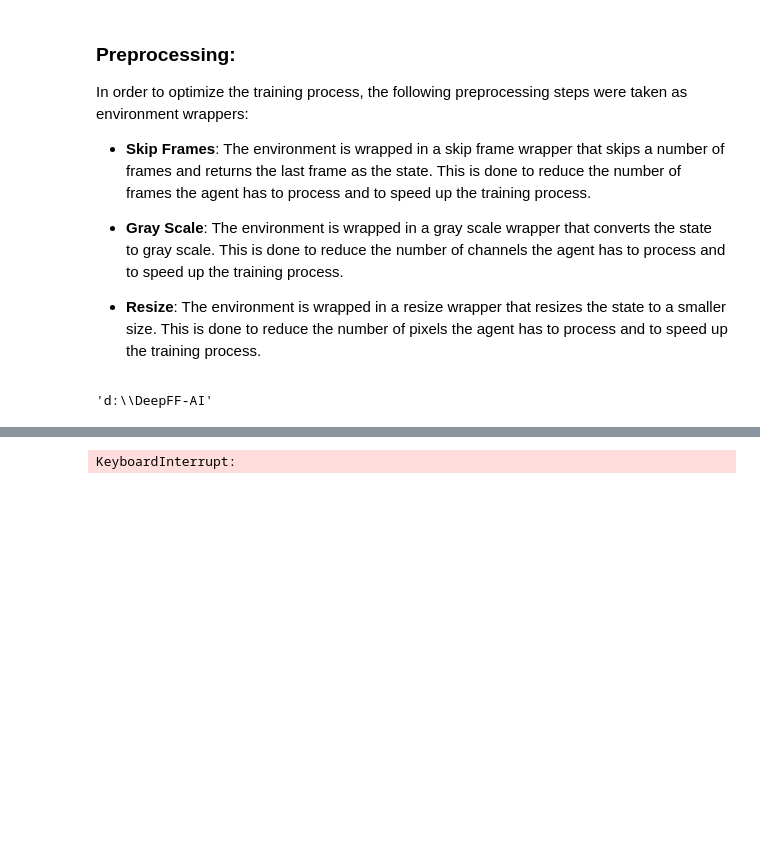
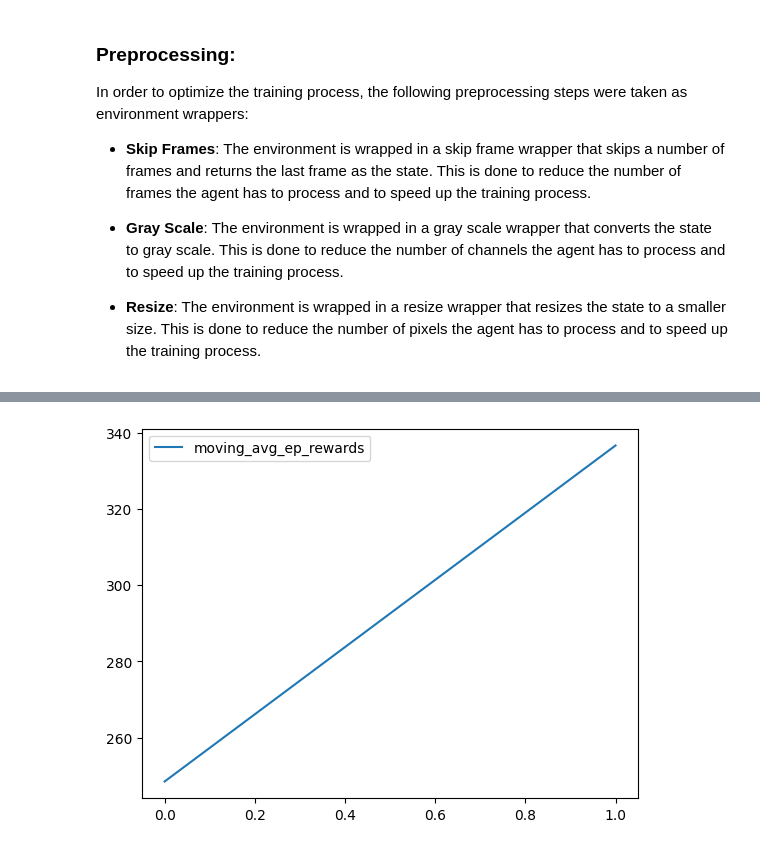
Before and after one commit to CipStr/DeepFF-AI, a Jupyter notebook: super_mario_v3.ipynb, the cells around one changed output, grey strips where cells are left out. Saved outputs shown, nothing was run; the diff lists cells and outputs as text; code cells hidden in the pictures; blank space fills up the shorter version.

Commit message:
Updated v3 with metrics but still need to wait on update for load/dump of replay buffer

```diff
--- a/super_mario_v3.ipynb
+++ b/super_mario_v3.ipynb
@@ -148,15 +153,9 @@ class AgentNN(nn.Module):
 
     def forward(self, x):
         return self.net(x)
-# %%
-# get current directory
-cwd = os.getcwd()
-cwd
-# %% [output]
-'d:\\DeepFF-AI'
 # %%
 class Agent:
-    def __init__(self, input_dims, num_actions):
+    def __init__(self, input_dims, num_actions, load=False):
         self.num_actions = num_actions
         self.learn_step_counter = 0
 
@@ -178,10 +177,14 @@ class Agent:
 
         # Loss
         self.loss = nn.MSELoss() # Tried Huber loss, but it didn't work well
+        storage = LazyMemmapStorage(100000, scratch_dir=os.path.join(os.getcwd(), 'scratch'))
 
         # Replay buffer
-        storage = LazyMemmapStorage(100000, scratch_dir=os.path.join(cwd, 'scratch'))
-        self.replay_buffer = TensorDictReplayBuffer(storage=storage)
+        if load: #TODO: Wait for torchrl to release new version that supports loading and dumping
+            self.replay_buffer = TensorDictReplayBuffer(storage=storage)
+            self.replay_buffer._storage = TensorDict.load_memmap(os.path.join(os.getcwd(), 'scratch'))
+        else:
+            self.replay_buffer = TensorDictReplayBuffer(storage=storage)
 
 
     def choose_action(self, state):
@@ -212,7 +215,7 @@ class Agent:
 
     def learn(self):
         if len(self.replay_buffer) < self.batch_size:
-            return
+            return (0, 0)
 
         self.sync_nets()
 
@@ -235,18 +238,18 @@ class Agent:
 
         self.learn_step_counter += 1
         self.decay_epsilon()
+        return (predicted_q_values.mean().item(), loss.item())
 
 
     def save_model(self, path):
         torch.save(self.q_net.state_dict(), path)
+        #self.replay_buffer.dumps(os.path.join(os.getcwd(), 'scratch')) #TODO: Wait for torchrl to release new version that supports loading and dumping
 
 
     def load_model(self, path):
         self.q_net.load_state_dict(torch.load(path))
         self.target_net.load_state_dict(torch.load(path))
-
-    def load_replay_buffer(self, path):
-        self.replay_buffer.load(os.path.join(cwd, 'scratch'))
+        #self.replay_buffer._storage = TensorDict.load_memmap(os.path.join(os.getcwd(), 'scratch')) #TODO: Wait for torchrl to release new version that supports loading and dumping
 # %%
 class MetricLogger:
     def __init__(self, save_dir):
@@ -327,6 +330,7 @@ class MetricLogger:
         self.record_time = time.time()
         time_since_last_record = np.round(self.record_time - last_record_time, 3)
 
+        '''
         print(
             f"Episode {episode} - "
             f"Step {step} - "
@@ -338,6 +342,7 @@ class MetricLogger:
             f"Time Delta {time_since_last_record} - "
             f"Time {datetime.datetime.now().strftime('%Y-%m-%dT%H:%M:%S')}"
         )
+        '''
 
         # Save metrics
         with open(self.save_log, "a") as f:
@@ -378,35 +362,41 @@ class Timer():
 # %%
 env = apply_wrappers(env)
-NUM_EPISODES = 20
+NUM_EPISODES = 10
 update_interval = 10
-CKPT_SAVE_INTERVAL = 100
+CKPT_SAVE_INTERVAL = 10
 SHOULD_TRAIN = True
-SHOULD_LOAD = True
+SHOULD_LOAD_FROM_CKPT = False
+STARTING_EP = 0
 
 # Creating directories to save models and log files
 save_dir = Path("checkpoints") / datetime.datetime.now().strftime("%Y-%m-%dT%H-%M-%S")
 save_dir.mkdir(parents=True)
 
-agent = Agent(input_dims=env.observation_space.shape, num_actions=env.action_space.n)
+agent = Agent(input_dims=env.observation_space.shape, num_actions=env.action_space.n, load=SHOULD_LOAD_FROM_CKPT)
 if not SHOULD_TRAIN:
-    ckpt_name = "{env_name}_q.pth"
+    ckpt_name = "{env_name}_q.pth" # CHANGE THIS TO THE NAME OF THE CHECKPOINT YOU WANT TO LOAD FROM
     agent.load_model(ckpt_name)
     agent.epsilon = 0.2
     agent.eps_min = 0.0
     agent.eps_decay = 0.0
 
-if SHOULD_LOAD:
-    ckpt_name = """{env_name}_q.pth"""
+#TODO: Wait for torchrl to release new version that supports loading and dumping
+if SHOULD_LOAD_FROM_CKPT:
+    ckpt_name = "checkpoints\\2024-01-26T17-14-56\\model_SuperMarioBros-1-1-v0_20_iter.pt"
     agent.load_model(ckpt_name)
-    agent.epsilon = 0.9353
+    agent.epsilon = 0.9985
+    STARTING_EP = 20
+    NUM_EPISODES = NUM_EPISODES + STARTING_EP
+
 
 env.reset()
 next_state, reward, done, trunc, info = env.step(action=0)
 total_score = 0.0
 # open a log file
-log_file = open(os.path.join(save_dir, "log.txt"), "w")
+log_file = open(os.path.join(save_dir, "log_backup.txt"), "w")
+logger = MetricLogger(save_dir)
 
-for i in range(NUM_EPISODES):
+for i in range(STARTING_EP, NUM_EPISODES):
     done = False
     state, _ = env.reset()
     while not done:
@@ -415,16 +405,17 @@ for i in range(NUM_EPISODES):
         total_score += reward
         if SHOULD_TRAIN:
             agent.store_transition(state, action, reward, next_state, done)
-            agent.learn()
+            q, loss = agent.learn()
+            logger.log_step(reward, loss, q)
         state = next_state
         #env.render()
 
-    if i % update_interval == 0 and i > 0:
+    if (i+1) % update_interval == 0 and i > 0:
         print(
                 "%s |Episode : %d | score : %f | epsilon : %.4f | buffer size : %d | learn step counter : %d"
                 % (
                     "cuda" if torch.cuda.is_available() else "cpu",
-                    i,
+                    i+1,
                     total_score /update_interval,
                     agent.epsilon,
                     len(agent.replay_buffer),
@@ -448,5 +439,8 @@ for i in range(NUM_EPISODES):
     if SHOULD_TRAIN and (i + 1) % CKPT_SAVE_INTERVAL == 0:
         agent.save_model(os.path.join(save_dir, "model_"+env_name+"_" + str(i + 1) + "_iter.pt"))
 
+    logger.log_episode()
+    if (i % update_interval) == 0 or (i == NUM_EPISODES - 1):
+        logger.record(i, agent.epsilon, agent.learn_step_counter)
 log_file.close()
 # %% [output]
@@ -455 +450 @@ cuda |Episode : 20 | score : 358.750000 | epsilon : 0.9343 | buffer size : 4114
-KeyboardInterrupt:
+[figure, added]
```
Also changed, not shown: parts of 5 cells of this notebook.
